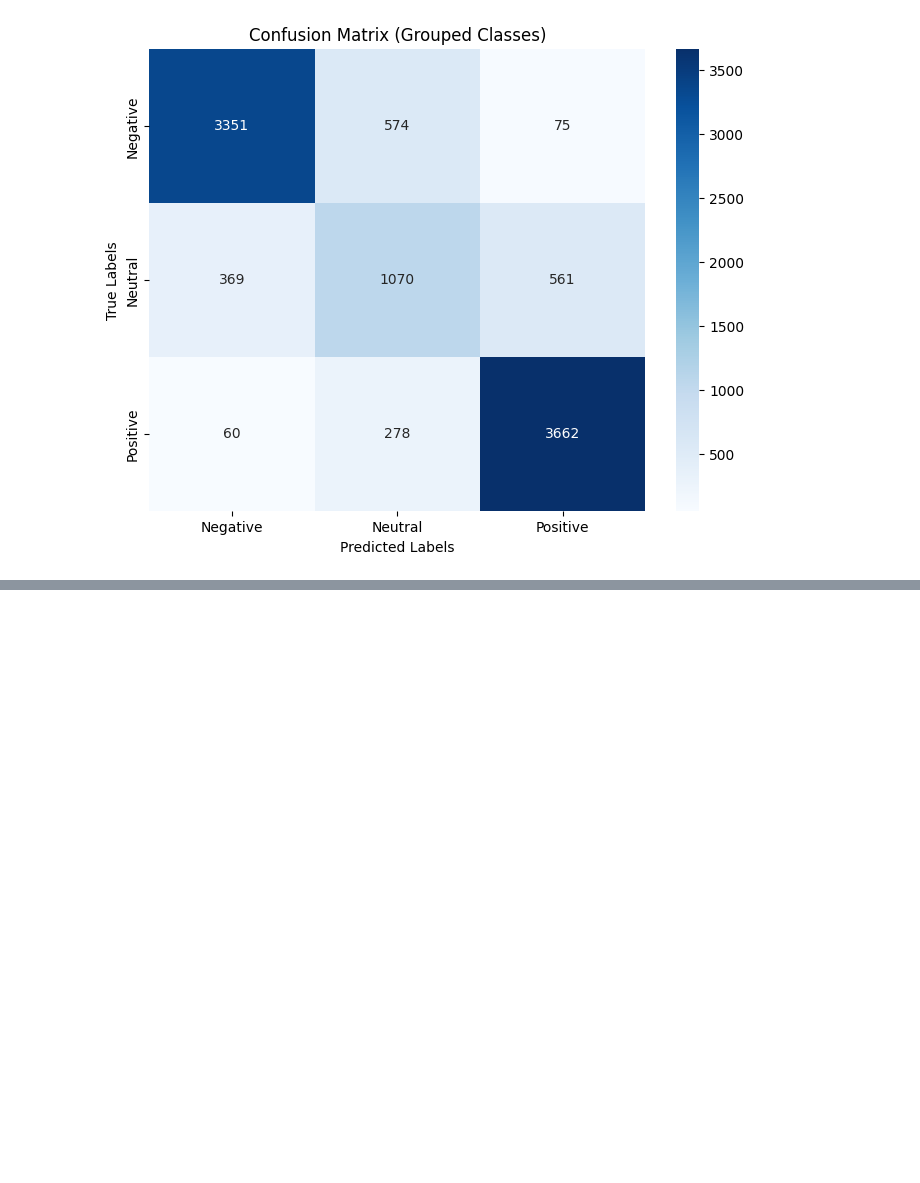
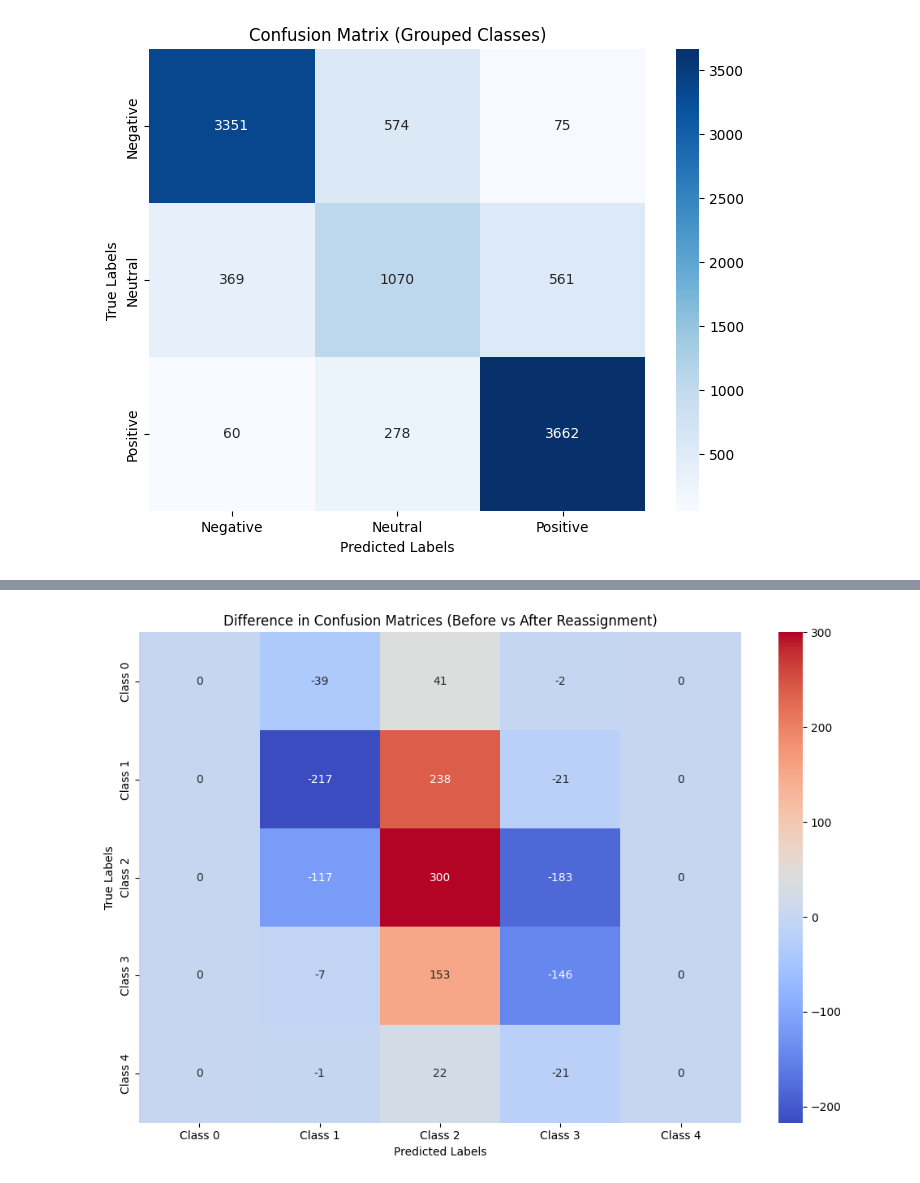
Before and after one commit to aleksihayrynen/Multiclass-Sentiment-Analysis-BERT, a Jupyter notebook: Multiclass_Classification_BERT.ipynb, the cells around one changed output, grey strips where cells are left out. Cells and saved outputs as stored; diff of their text form; code cells hidden in the pictures; blank space fills up the shorter version.

```diff
--- a/Multiclass_Classification_BERT.ipynb
+++ b/Multiclass_Classification_BERT.ipynb
@@ -863,0 +1181,34 @@ weighted avg       0.81      0.81      0.81     10000
+# %%
+# Extract probabilities and true labels from the test dataframe
+all_probabilities = np.array(test_df['probs'].tolist())  # Convert to numpy array
+all_labels = test_df['true_label'].values  # True labels from the dataframe
+all_preds = np.array(test_df['prediction'].values)  # Predicted labels
+
+# Reassign probabilities
+updated_probabilities = reassign_probabilities(all_probabilities, neutral_class=2)
+
+# Get new predictions after reassignment
+reassigned_preds = np.argmax(updated_probabilities, axis=1)
+
+# Compute confusion matrix (before reassignment)
+cm_before = confusion_matrix(all_labels, all_preds)
+
+# Compute confusion matrix (after reassignment)
+cm_after = confusion_matrix(all_labels, reassigned_preds)
+
+# Calculate the difference between the confusion matrices
+cm_diff = cm_after - cm_before
+
+# Classes for the confusion matrix
+classes = ['Class 0', 'Class 1', 'Class 2', 'Class 3', 'Class 4']
+
+# Plot the Correlation Difference Matrix
+plt.figure(figsize=(10, 7))
+sns.heatmap(cm_diff, annot=True, fmt="d", cmap="coolwarm", xticklabels=classes, yticklabels=classes)
+plt.xlabel("Predicted Labels")
+plt.ylabel("True Labels")
+plt.title("Difference in Confusion Matrices (Before vs After Reassignment)")
+plt.tight_layout()
+plt.show()
+# %% [output]
+[figure, added]
```
Also changed, not shown: parts of 10 cells of this notebook.
